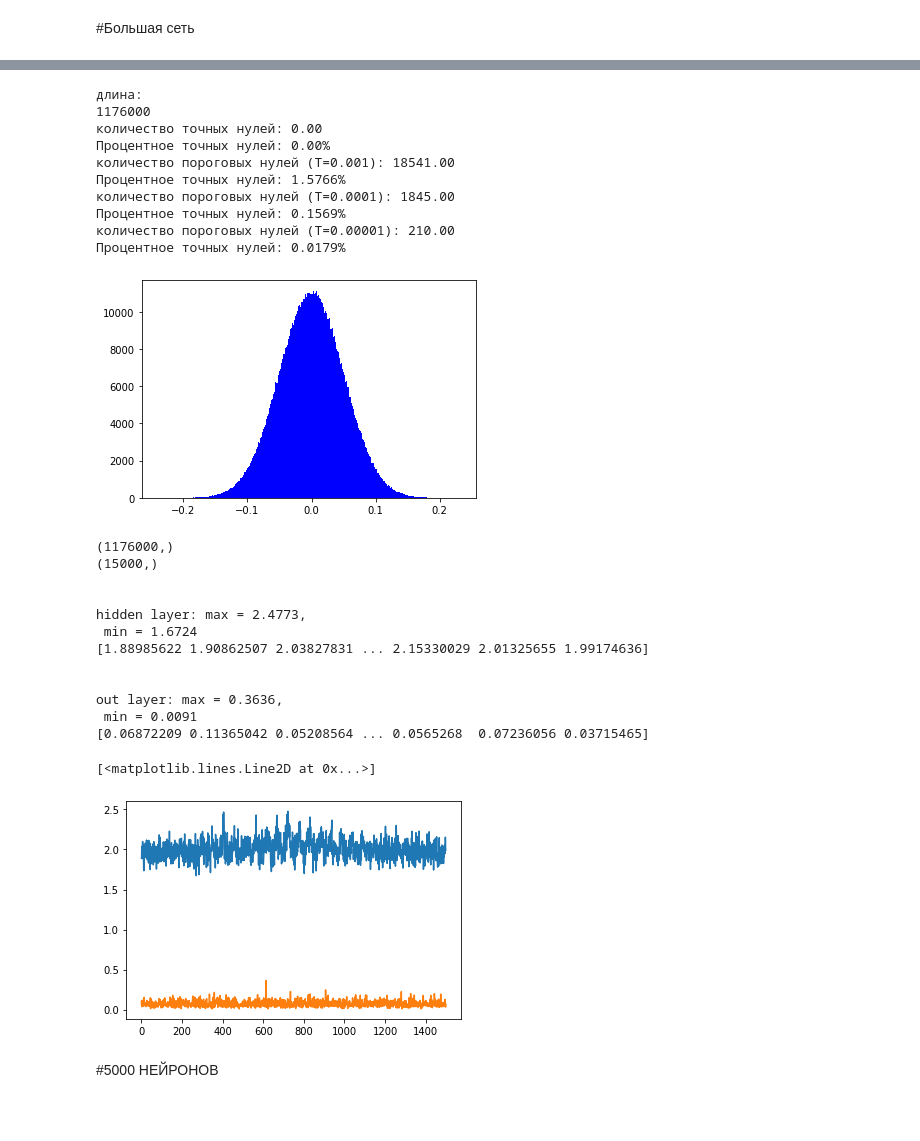
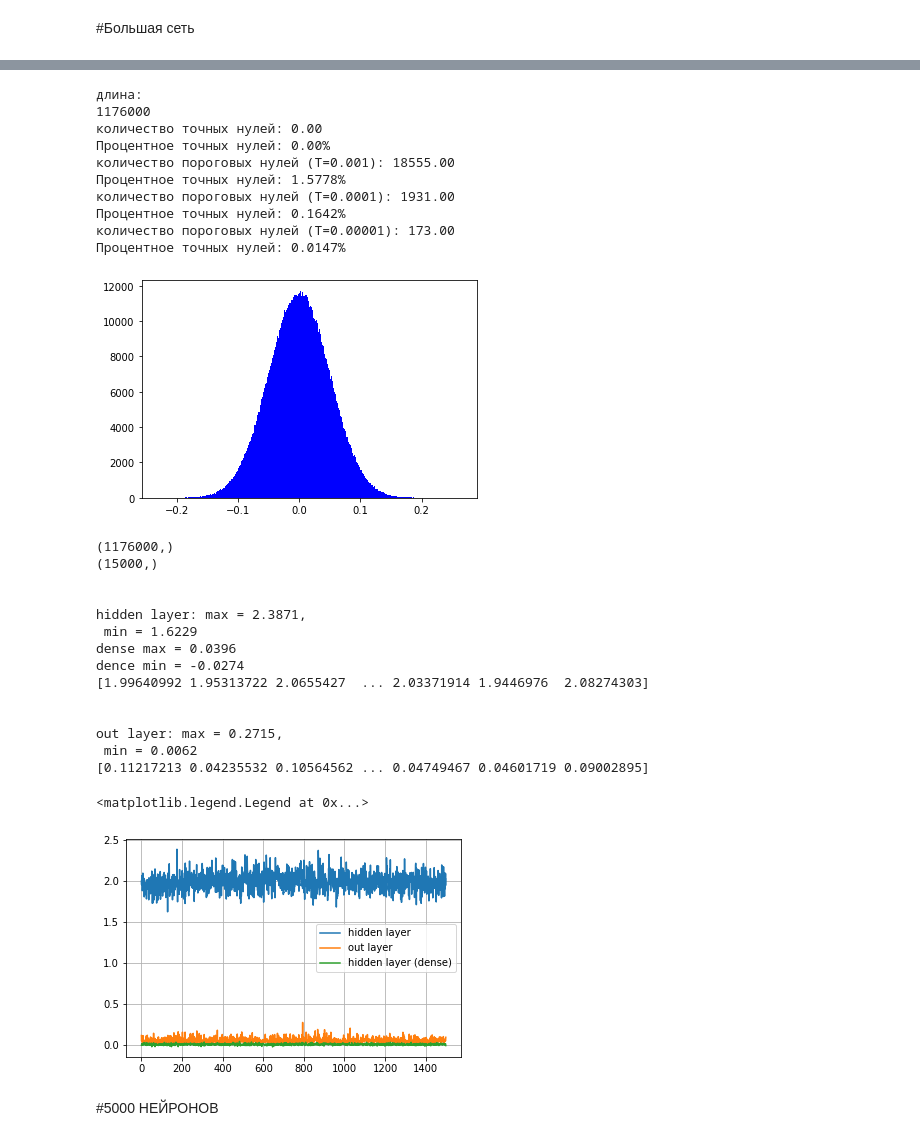
Before and after one commit to helenross636/magic_season, a Jupyter notebook: "mnist_keras_ipynb".ipynb, the cells around one changed output, grey strips where cells are left out. Saved outputs shown, nothing was run; the diff lists cells and outputs as text; code cells hidden in the pictures; blank space fills up the shorter version.

```diff
--- a/"mnist_keras_ipynb".ipynb
+++ b/"mnist_keras_ipynb".ipynb
@@ -173,7 +180,7 @@ model2 = Sequential();
 
 # Добавляем уровни сети
 #скрытый слой 1500 нейронов
-model2.add(Dense(1500, input_dim=784, activation="sigmoid", kernel_initializer="normal"))
+model2.add(Dense(1500, input_dim=784, activation="relu", kernel_initializer="normal"))
 #выходной слой 10 нейронов
 model2.add(Dense(10, input_dim=784, activation="softmax", kernel_initializer="normal"))
 
@@ -233,16 +240,17 @@ print("Процентное точных нулей: %.4f%%" % ((zero_num_under2
 1176000
 количество точных нулей: 0.00
 Процентное точных нулей: 0.00%
-количество пороговых нулей (Т=0.001): 18541.00
-Процентное точных нулей: 1.5766%
-количество пороговых нулей (Т=0.0001): 1845.00
-Процентное точных нулей: 0.1569%
-количество пороговых нулей (Т=0.00001): 210.00
-Процентное точных нулей: 0.0179%
+количество пороговых нулей (Т=0.001): 18555.00
+Процентное точных нулей: 1.5778%
+количество пороговых нулей (Т=0.0001): 1931.00
+Процентное точных нулей: 0.1642%
+количество пороговых нулей (Т=0.00001): 173.00
+Процентное точных нулей: 0.0147%
-[figure, old version]
+[figure, new version]
 # %%
 weight_origin=model2.layers[0].get_weights()[0].flatten()
 weight_origin2=model2.layers[1].get_weights()[0].flatten()
+dense1 = model2.layers[0].get_weights()[1]
 #уточнить длину
 print(weight_origin.shape)
 print(weight_origin2.shape)
@@ -255,43 +263,51 @@ layer2 = np.empty(1500)
 x = range(1500)
 
 
 for i in range(1500):
   sum1 = 0
   for j in range(784):
     sum1 = sum1 + weight_origin[i*784 + j]*weight_origin[i*784 + j]
   layer1[i] = sum1
 
 for i in range(1500):
   sum2 = 0
   for j in range(10):
     sum2 = sum2 + weight_origin2[i*10 + j]*weight_origin2[i*10 + j]
   layer2[i] = sum2
 
 print("\n")
 print("hidden layer: max = %.4f," % (layer1.max()))
 print(" min = %.4f" % (layer1.min()))
+print("dense max = %.4f" % (dense1.max()))
+print("dence min = %.4f" % (dense1.min()))
 print(layer1)
 print("\n")
 print("out layer: max = %.4f," % (layer2.max()))
 print(" min = %.4f" % (layer2.min()))
 print(layer2)
-plt.plot(x,layer1)
-plt.plot(x,layer2)
+plt.plot(x,layer1, label = u'hidden layer')
+plt.plot(x,layer2, label = u'out layer')
+plt.plot(x,dense1, label = u'hidden layer (dense)')
+
+plt.grid(True)
+plt.legend()
 # %% [output]
 (1176000,)
 (15000,)
 
 
-hidden layer: max = 2.4773,
- min = 1.6724
-[1.88985622 1.90862507 2.03827831 ... 2.15330029 2.01325655 1.99174636]
+hidden layer: max = 2.3871,
+ min = 1.6229
+dense max = 0.0396
+dence min = -0.0274
+[1.99640992 1.95313722 2.0655427  ... 2.03371914 1.9446976  2.08274303]
 
 
-out layer: max = 0.3636,
- min = 0.0091
-[0.06872209 0.11365042 0.05208564 ... 0.0565268  0.07236056 0.03715465]
+out layer: max = 0.2715,
+ min = 0.0062
+[0.11217213 0.04235532 0.10564562 ... 0.04749467 0.04601719 0.09002895]
-[<matplotlib.lines.Line2D at 0x...>]
+<matplotlib.legend.Legend at 0x...>
-[figure, old version]
+[figure, new version]
 # %% [markdown]
 #5000 НЕЙРОНОВ
 # %%
```
Also changed, not shown: parts of 5 cells of this notebook.
